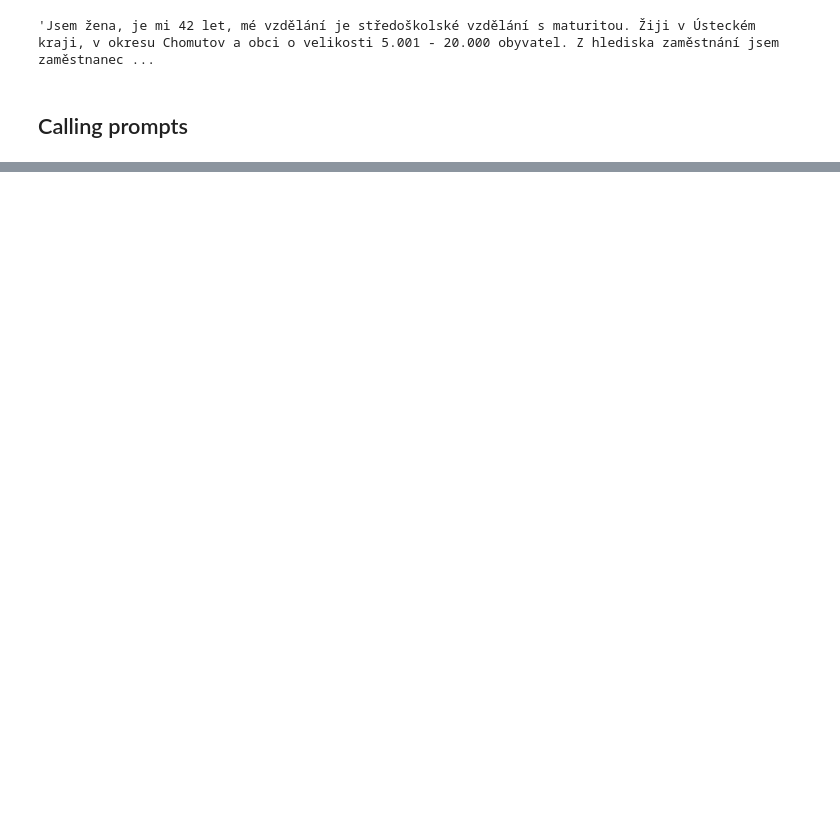
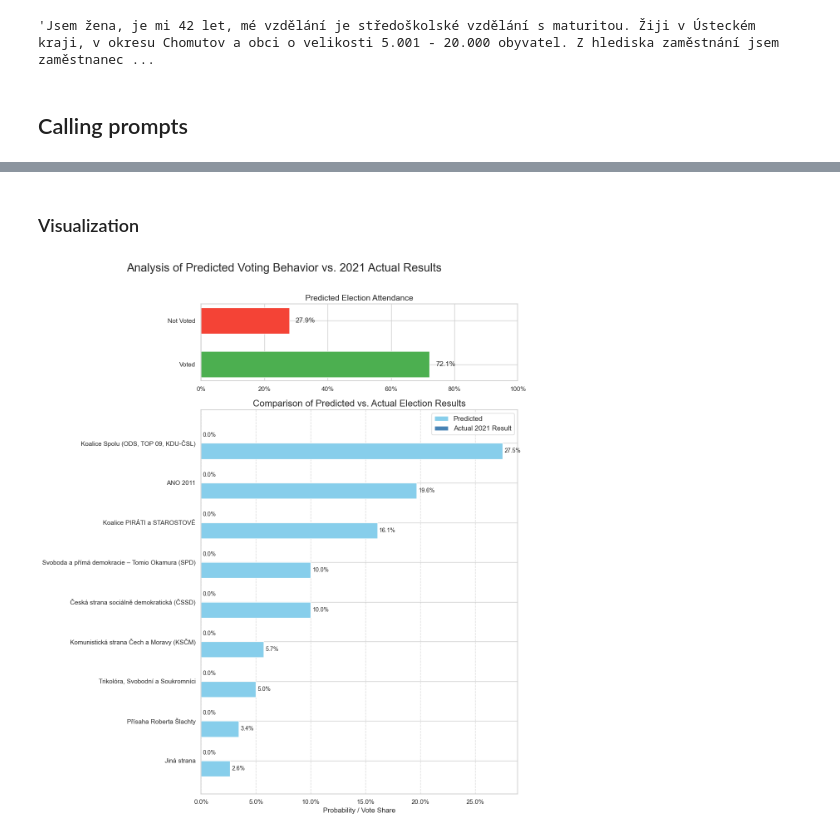
Before and after one commit to 11NIKTO11/Panel_LLM, a Jupyter notebook: SoD_data_processing.ipynb, the cells around one changed output, grey strips where cells are left out. Drawn from its saved outputs; the diff is of its cells as text; code cells hidden in the pictures; blank space fills up the shorter version.

Commit message:
Experiment and visualization implementation

```diff
--- a/SoD_data_processing.ipynb
+++ b/SoD_data_processing.ipynb
@@ -239,7 +243,7 @@ class VotingResult(BaseModel):
 # %%
 respondent = data.iloc[0]
 client = OpenAI(api_key=os.getenv("OPENAI_API_KEY"))
-input = create_respondent_description(respondent) + czech_prompt_end
+prompt = create_respondent_description(respondent) + czech_prompt_end
 # %%
 response = client.responses.parse(
     model="gpt-4.1-nano",
@@ -275,0 +299,28 @@ Jiná strana: 0.03
+# %%
+respondents = data.sample(n=200, random_state=42)
+# %%
+voting_results = []
+for respondent in respondents:
+
+    # response = completion(
+    #     provider=provider,
+    #     model=model,
+    #     temperature=0,
+    #     messages=[
+    #         #{"role": "system", "content": INSTRUCTIONS},
+    #         {"role": "user", "content": prompt }
+    #     ],
+    #     response_format=VotingResult
+    # )
+    # voted = VotingResult.model_validate_json(response.choices[0].message.content)
+
+    response = client.responses.parse(
+        model="gpt-4.1-nano",
+        temperature=0,
+        #instructions=INSTRUCTIONS,
+        input=input,
+        text_format=VotingResult
+    )
+    voted = response.output_parsed
+
+    voting_results.append(voted)
@@ -275,0 +408,2 @@ Jiná strana: 0.03
+# %% [markdown]
+### Visualization
@@ -275,0 +503,12 @@ Jiná strana: 0.03
+# %%
+
+predicted_parties_df, attendance_series = aggregate_results(voting_results)
+
+# Visualize the results
+visualize_comprehensive_results(
+    predicted_parties_df,
+    attendance_series,
+    {}
+)
+# %% [output]
+[figure, added]
```
Also changed, not shown: parts of 17 cells of this notebook, 1 other file.
